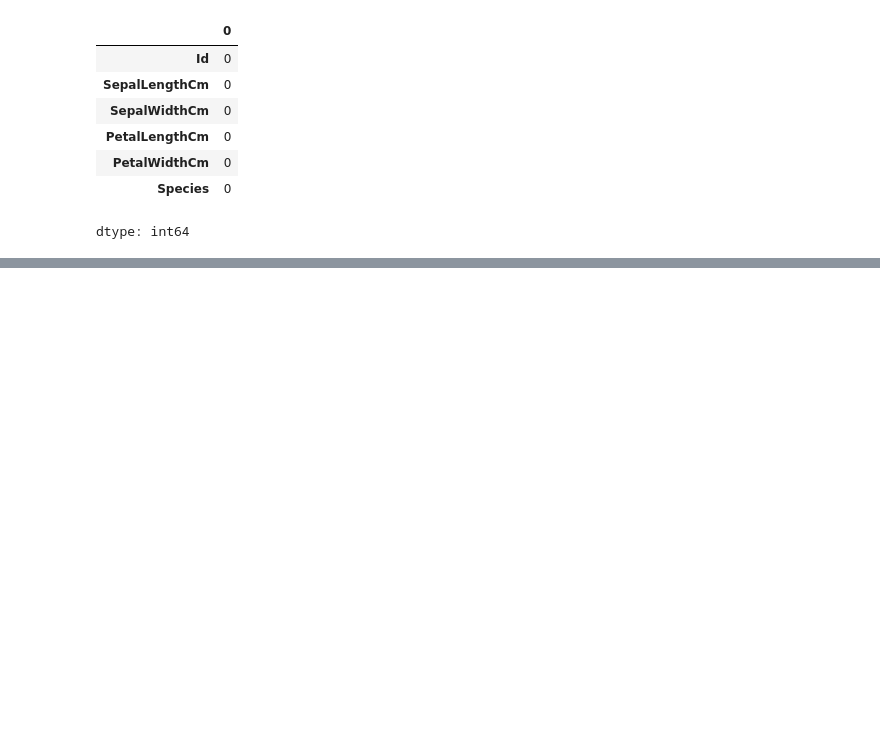
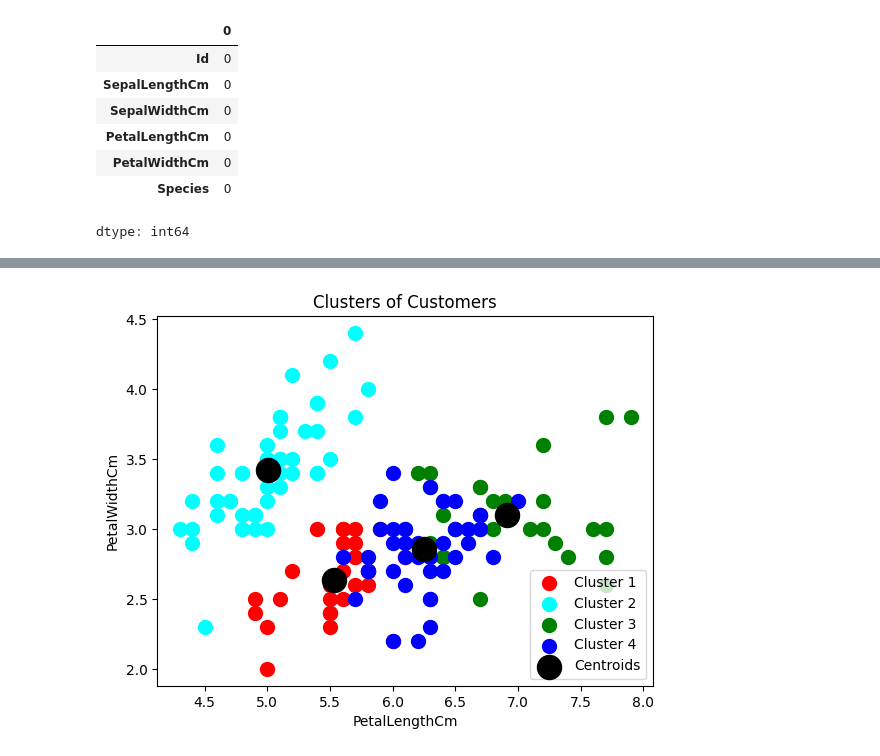
Before and after one commit to Alagucodein/Pythonlearning, a Jupyter notebook: K_means_cluster_iris.ipynb, the cells around one changed output, grey strips where cells are left out. Cells and saved outputs as stored; diff of their text form; code cells hidden in the pictures; blank space fills up the shorter version.

```diff
--- a/K_means_cluster_iris.ipynb
+++ b/K_means_cluster_iris.ipynb
@@ -63,5 +67,5 @@ x
 # %%
-x= df.iloc[:,0:3].values
+x= df.iloc[:,0:4].values
 # %%
 x
 # %% [output]
@@ -85,7 +89,14 @@ array([[1.4, 0.2],
+# %%
+from sklearn.cluster import KMeans
+wcss = [] #within cluster sum of square
+for i in range(1, 11):
+    kmeans = KMeans(n_clusters=i, init='k-means++', n_init=10, max_iter=300, random_state=0)
+    kmeans.fit(x)
+    wcss.append(kmeans.inertia_)
 # %%
 from sklearn.cluster import KMeans
 # %%
-kmeans = KMeans(n_clusters=3, init='k-means++', n_init=10, max_iter=300, random_state=0)
+kmeans = KMeans(n_clusters=4, init='k-means++', n_init=10, max_iter=300, random_state=0)
 # %%
 Y_kmeans = kmeans.fit_predict(x)
 # %%
@@ -100,0 +112,15 @@ array([1, 1, 1, 1, 1, 1, 1, 1, 1, 1, 1, 1, 1, 1, 1, 1, 1, 1, 1, 1, 1, 1,
+# %%
+plt.scatter(x[Y_kmeans==0, 0], x[Y_kmeans==0, 1], s=100, c='red', label= 'Cluster 1')
+plt.scatter(x[Y_kmeans==1, 0], x[Y_kmeans==1, 1], s=100, c='cyan', label= 'Cluster 2')
+plt.scatter(x[Y_kmeans==2, 0], x[Y_kmeans==2, 1], s=100, c='green', label= 'Cluster 3')
+plt.scatter(x[Y_kmeans==3, 0], x[Y_kmeans==3, 1], s=100, c='blue', label= 'Cluster 4')
+plt.scatter(kmeans.cluster_centers_[:, 0], kmeans.cluster_centers_[:, 1], s=300, c='black', label='Centroids' )
+plt.title('Clusters of Customers')
+plt.xlabel('SepalLengthCm')
+plt.ylabel('SepalWidthCm')
+plt.xlabel('PetalLengthCm')
+plt.ylabel('PetalWidthCm')
+plt.legend()
+plt.show()
+# %% [output]
+[figure, added]
```
Also changed, not shown: parts of 13 cells of this notebook.
